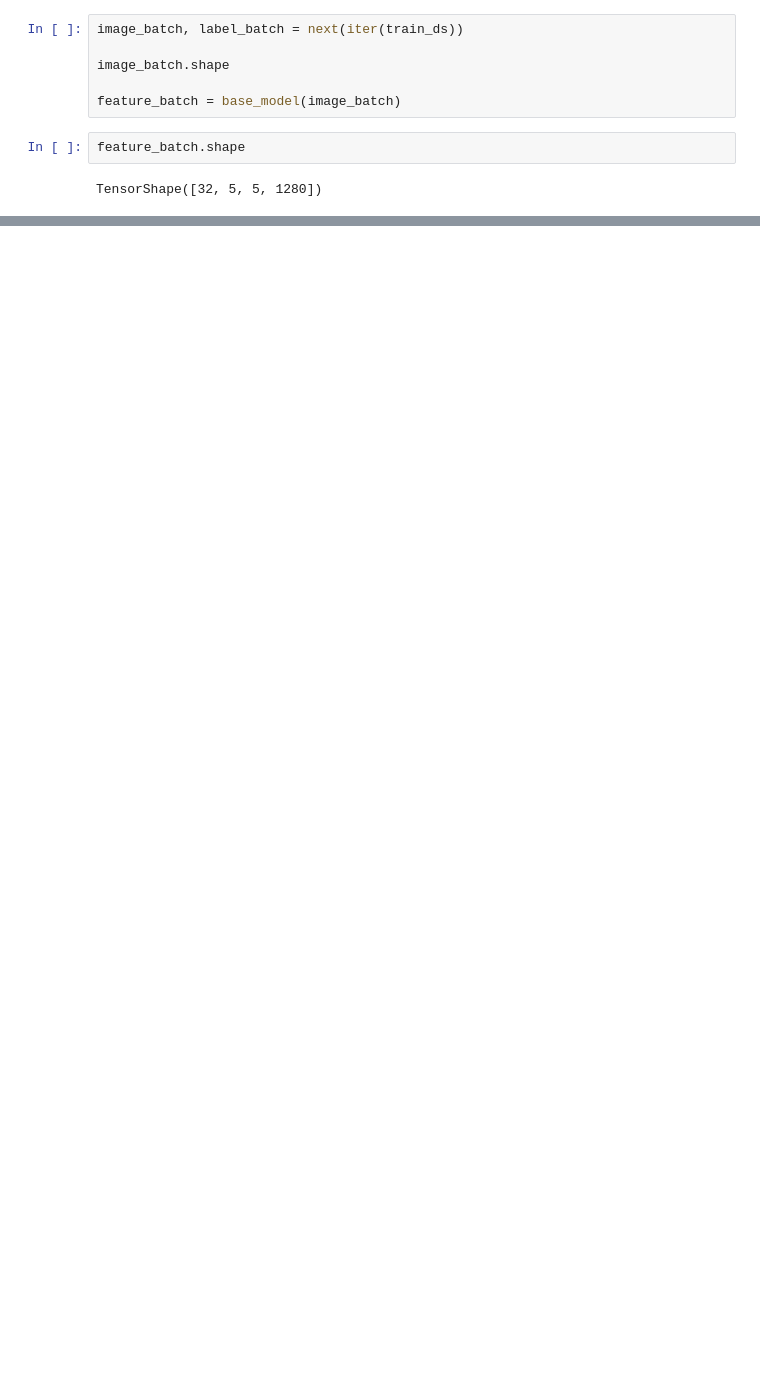
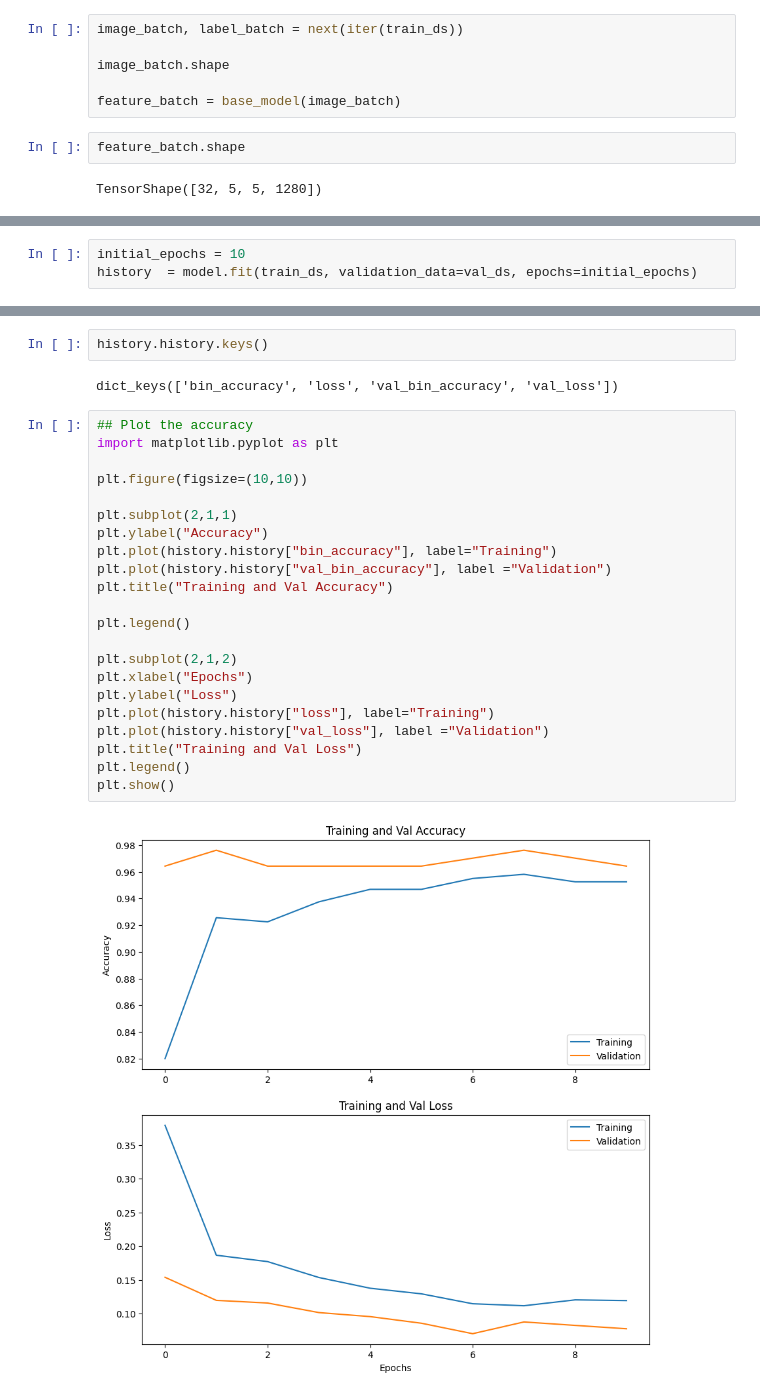
Before and after one commit to Linux-Server/Transformers, a Jupyter notebook: CV/transfer_learning.ipynb, the cells around one changed output, grey strips where cells are left out. Saved outputs shown, nothing was run; the diff lists cells and outputs as text; blank space fills up the shorter version.

```diff
--- a/CV/transfer_learning.ipynb
+++ b/CV/transfer_learning.ipynb
@@ -212,0 +261,3 @@ Successfully installed Flask-3.1.1 Mako-1.3.10 alembic-1.16.2 blinker-1.9.0 cach
+# %%
+initial_epochs = 10
+history  = model.fit(train_ds, validation_data=val_ds, epochs=initial_epochs)
@@ -212,0 +285,28 @@ Successfully installed Flask-3.1.1 Mako-1.3.10 alembic-1.16.2 blinker-1.9.0 cach
+# %%
+history.history.keys()
+# %% [output]
+dict_keys(['bin_accuracy', 'loss', 'val_bin_accuracy', 'val_loss'])
+# %%
+## Plot the accuracy
+import matplotlib.pyplot as plt
+
+plt.figure(figsize=(10,10))
+
+plt.subplot(2,1,1)
+plt.ylabel("Accuracy")
+plt.plot(history.history["bin_accuracy"], label="Training")
+plt.plot(history.history["val_bin_accuracy"], label ="Validation")
+plt.title("Training and Val Accuracy")
+
+plt.legend()
+
+plt.subplot(2,1,2)
+plt.xlabel("Epochs")
+plt.ylabel("Loss")
+plt.plot(history.history["loss"], label="Training")
+plt.plot(history.history["val_loss"], label ="Validation")
+plt.title("Training and Val Loss")
+plt.legend()
+plt.show()
+# %% [output]
+[figure, added]
```
Also changed, not shown: parts of 18 cells of this notebook, 1 other file.
